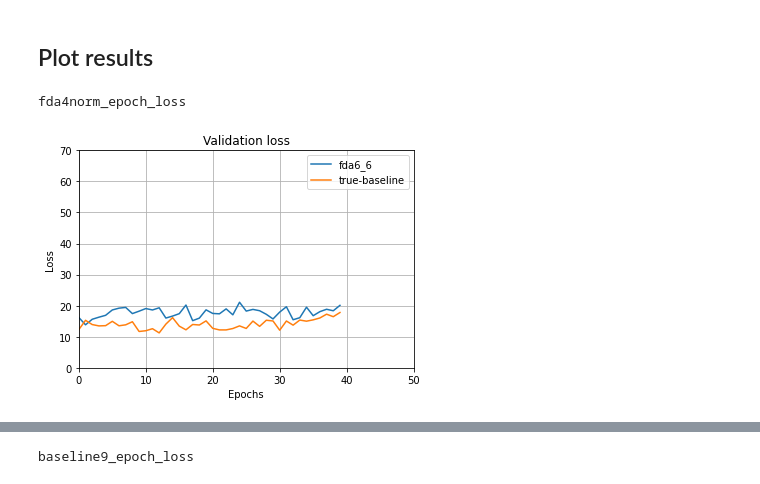
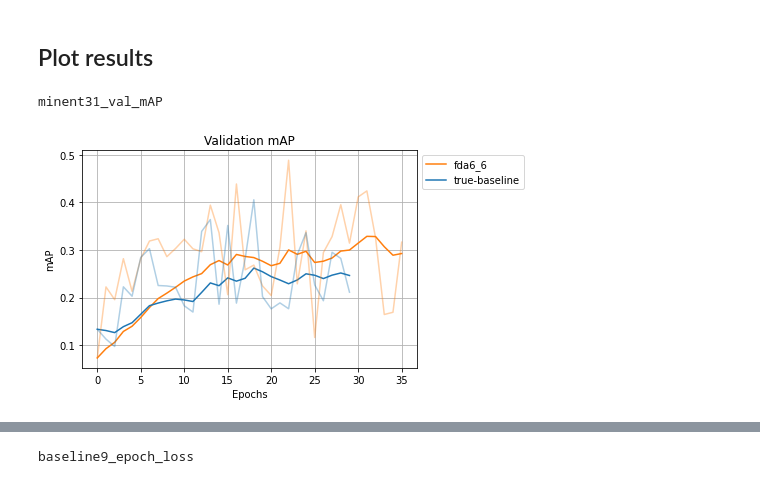
Before and after one commit to saurabh-2905/YOLOv3-UDA, a Jupyter notebook: Visualization tool.ipynb, the cells around one changed output, grey strips where cells are left out. Drawn from its saved outputs; the diff is of its cells as text; code cells hidden in the pictures.

```diff
--- a/Visualization tool.ipynb
+++ b/Visualization tool.ipynb
@@ -767,55 +767,75 @@ else:
 noooo
 # %% [markdown]
 ## Plot results
+# %%
+def smooth(scalars, weight):  # Weight between 0 and 1
+    last = scalars[0]  # First value in the plot (first timestep)
+    smoothed = list()
+    for i, point in enumerate(scalars):
+        smoothed_val = last * weight + (1 - weight) * point  # Calculate smoothed value
+        smoothed.append(smoothed_val)                        # Save it
+        last = smoothed_val                                  # Anchor the last smoothed value
+
+    return smoothed
 # %%
 import pandas as pd
 import matplotlib.pyplot as plt
 import os
 
-file1_path = 'plots/csv/run-fda4norm_192_val-tag-epoch_loss.csv'
-file2_path = 'plots/csv/run-optbase3_175_val-tag-epoch_loss.csv'
+file1_path = 'plots/csv/run-minent31_215_val-tag-val_mAP.csv'
+file2_path = 'plots/csv/run-optbase5_207_val-tag-val_mAP.csv'
 
-smooth = 10
+weig = 0.87
 
 title_all ={'val_mAP': 'Validation mAP',
            'epoch_loss':'Validation loss',}
 y_labels = {'val_mAP': 'mAP',
            'epoch_loss':'Loss'}
 
 key_wrd = os.path.splitext( os.path.basename(file1_path) )[0].split('-')
 metric = key_wrd[-1]
 exp_name = key_wrd[1].split('_')[0]
 
 
 csv_file1 = pd.read_csv(file1_path)
 steps1 = csv_file1['Step']
 val1 = csv_file1['Value']
+raw1 = val1
+val1 = smooth(scalars=val1, weight=weig)
 
 csv_file2 = pd.read_csv(file2_path)
 steps2 = csv_file2['Step']
 val2 = csv_file2['Value']
+raw2 = val2
+val2 = smooth(val2, weig)
 
-plt.plot(steps1[:40], val1[:40])
-plt.plot(steps2, val2)
+###default: cycler('color', ['#1f77b4', '#ff7f0e', '#2ca02c', '#d62728', '#9467bd', '#8c564b', '#e377c2', '#7f7f7f', '#bcbd22', '#17becf'])
+
+plotcolor = ['#1f77b4', '#ff7f0e', '#2ca02c', '#d62728', '#9467bd', '#8c564b', '#e377c2',]
+plt.plot(steps1[:40], val1[:40], color=plotcolor[1])
+plt.plot(steps2, val2, color=plotcolor[0])
+
+plt.plot(steps1, raw1, color=plotcolor[1], alpha = 0.3 )
+plt.plot(steps2, raw2, color=plotcolor[0], alpha = 0.3 )
 
 # plt.ylim(0,100)
-plt.xlim(0,50)
-if y_labels[metric] == 'mAP':
-    plt.ylim(0,0.8)
-else:
-    plt.ylim(0,70)
+# plt.xlim(0,50)
+# if y_labels[metric] == 'mAP':
+#     plt.ylim(0,0.8)
+# else:
+#     plt.ylim(0,70)
 plt.grid('on')
 plt.xlabel('Epochs')
 plt.ylabel(y_labels[metric])
 plt.title(title_all[metric])
-plt.legend(['fda6_6', 'true-baseline',])
+plt.legend(['fda6_6', 'true-baseline',],bbox_to_anchor=(1.0,1.0), loc= 'upper left' )
 out_name = 'plots/'+exp_name+'_'+metric
 # out_name = 'plots/'+'minent1'+'_'+metric
 plt.tight_layout
 if not os.path.exists(out_name+'.pdf'):
-    plt.savefig(out_name+'.pdf', dpi=300, orientation='landscape', format='pdf')
+    plt.savefig(out_name+'.pdf', dpi=300, orientation='landscape', format='pdf', bbox_inches='tight')
 print(exp_name+'_'+metric+'')
 plt.show()
 # %% [output]
-fda4norm_epoch_loss
+minent31_val_mAP
-[figure, old version]
+[figure, new version]
```
Also changed, not shown: parts of 2 cells of this notebook, 2 other files.
